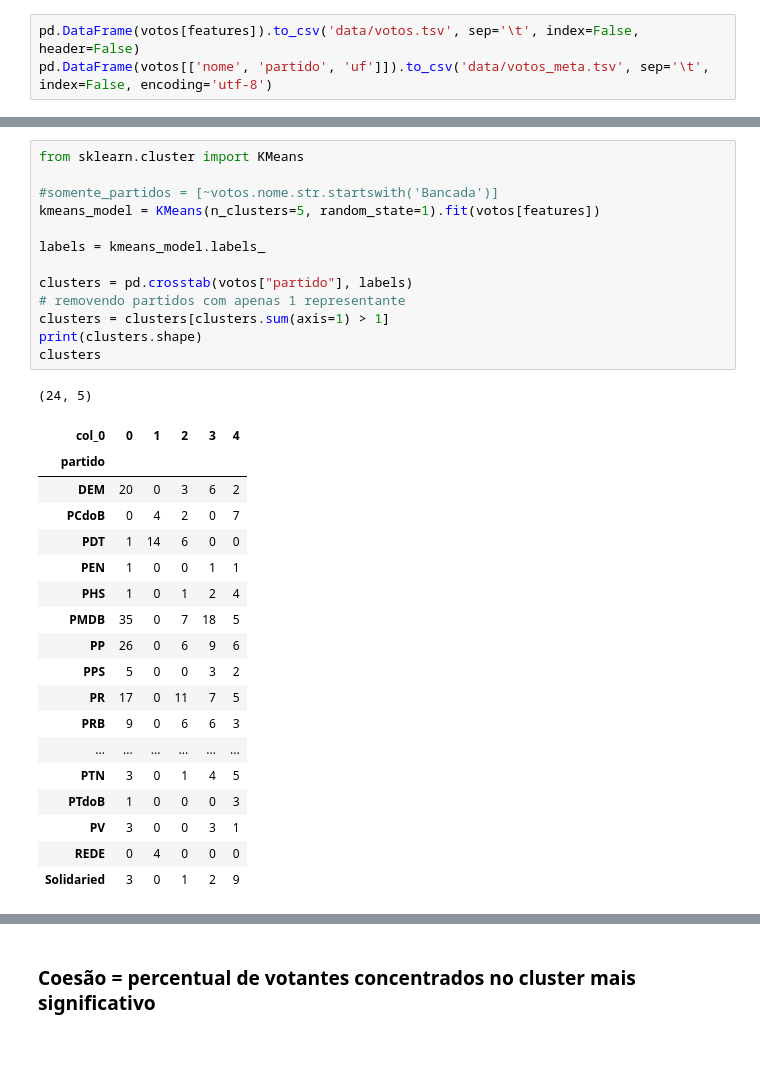
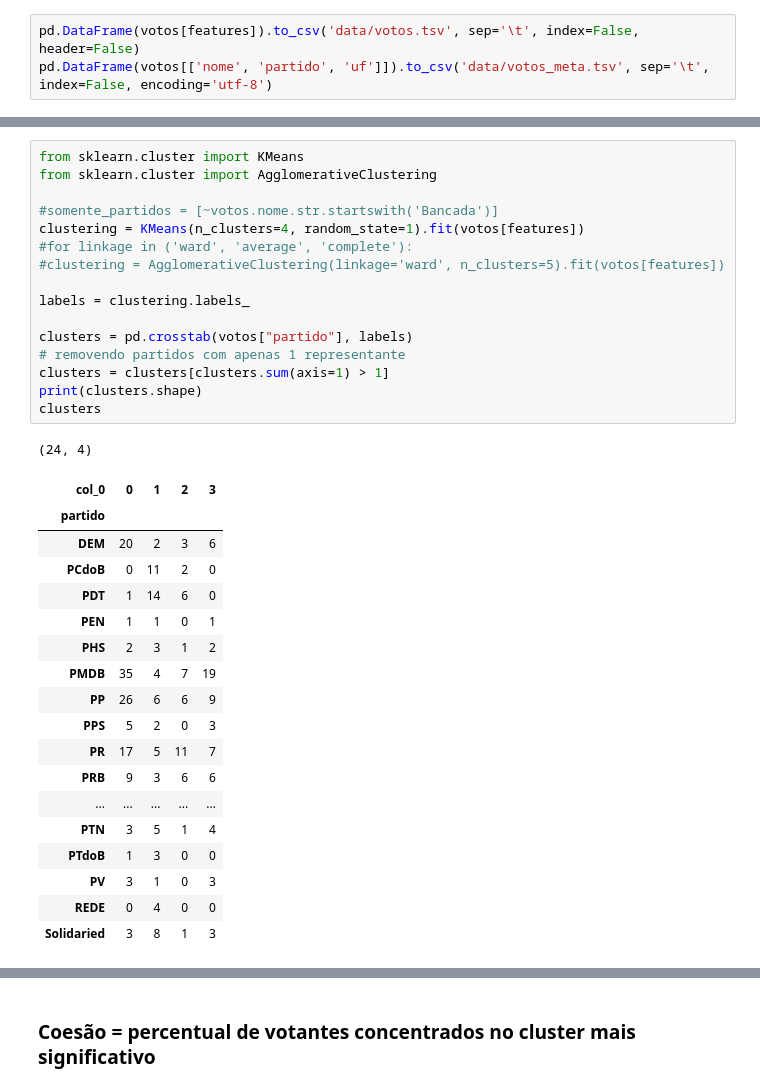
Before and after one commit to filipesfreitas/jogo-politico, a Jupyter notebook: jogo-politico.ipynb, the cells around one changed output, grey strips where cells are left out. Saved outputs shown, nothing was run; the diff lists cells and outputs as text; blank space fills up the shorter version.

```diff
--- a/jogo-politico.ipynb
+++ b/jogo-politico.ipynb
@@ -434,34 +433,37 @@ Vamos identificar os *clusters* políticos com o algoritmo [K-means da bibliotec
 ![kmeans](images/kmeans.png)
 # %%
 from sklearn.cluster import KMeans
+from sklearn.cluster import AgglomerativeClustering
 
 #somente_partidos = [~votos.nome.str.startswith('Bancada')]
-kmeans_model = KMeans(n_clusters=5, random_state=1).fit(votos[features])
+clustering = KMeans(n_clusters=4, random_state=1).fit(votos[features])
+#for linkage in ('ward', 'average', 'complete'):
+#clustering = AgglomerativeClustering(linkage='ward', n_clusters=5).fit(votos[features])
 
-labels = kmeans_model.labels_
+labels = clustering.labels_
 
 clusters = pd.crosstab(votos["partido"], labels)
 # removendo partidos com apenas 1 representante
 clusters = clusters[clusters.sum(axis=1) > 1]
 print(clusters.shape)
 clusters
 # %% [output]
-(24, 5)
+(24, 4)
-| col_0 | 0 | 1 | 2 | 3 | 4 |
-| partido |  |  |  |  |  |
-| DEM | 20 | 0 | 3 | 6 | 2 |
-| PCdoB | 0 | 4 | 2 | 0 | 7 |
-| PDT | 1 | 14 | 6 | 0 | 0 |
-| PEN | 1 | 0 | 0 | 1 | 1 |
-| PHS | 1 | 0 | 1 | 2 | 4 |
-| PMDB | 35 | 0 | 7 | 18 | 5 |
-| PP | 26 | 0 | 6 | 9 | 6 |
-| PPS | 5 | 0 | 0 | 3 | 2 |
-| PR | 17 | 0 | 11 | 7 | 5 |
-| PRB | 9 | 0 | 6 | 6 | 3 |
-| ... | ... | ... | ... | ... | ... |
-| PTN | 3 | 0 | 1 | 4 | 5 |
-| PTdoB | 1 | 0 | 0 | 0 | 3 |
-| PV | 3 | 0 | 0 | 3 | 1 |
-| REDE | 0 | 4 | 0 | 0 | 0 |
-| Solidaried | 3 | 0 | 1 | 2 | 9 |
+| col_0 | 0 | 1 | 2 | 3 |
+| partido |  |  |  |  |
+| DEM | 20 | 2 | 3 | 6 |
+| PCdoB | 0 | 11 | 2 | 0 |
+| PDT | 1 | 14 | 6 | 0 |
+| PEN | 1 | 1 | 0 | 1 |
+| PHS | 2 | 3 | 1 | 2 |
+| PMDB | 35 | 4 | 7 | 19 |
+| PP | 26 | 6 | 6 | 9 |
+| PPS | 5 | 2 | 0 | 3 |
+| PR | 17 | 5 | 11 | 7 |
+| PRB | 9 | 3 | 6 | 6 |
+| ... | ... | ... | ... | ... |
+| PTN | 3 | 5 | 1 | 4 |
+| PTdoB | 1 | 3 | 0 | 0 |
+| PV | 3 | 1 | 0 | 3 |
+| REDE | 0 | 4 | 0 | 0 |
+| Solidaried | 3 | 8 | 1 | 3 |
```
Also changed, not shown: parts of 8 cells of this notebook, 1 other file.
